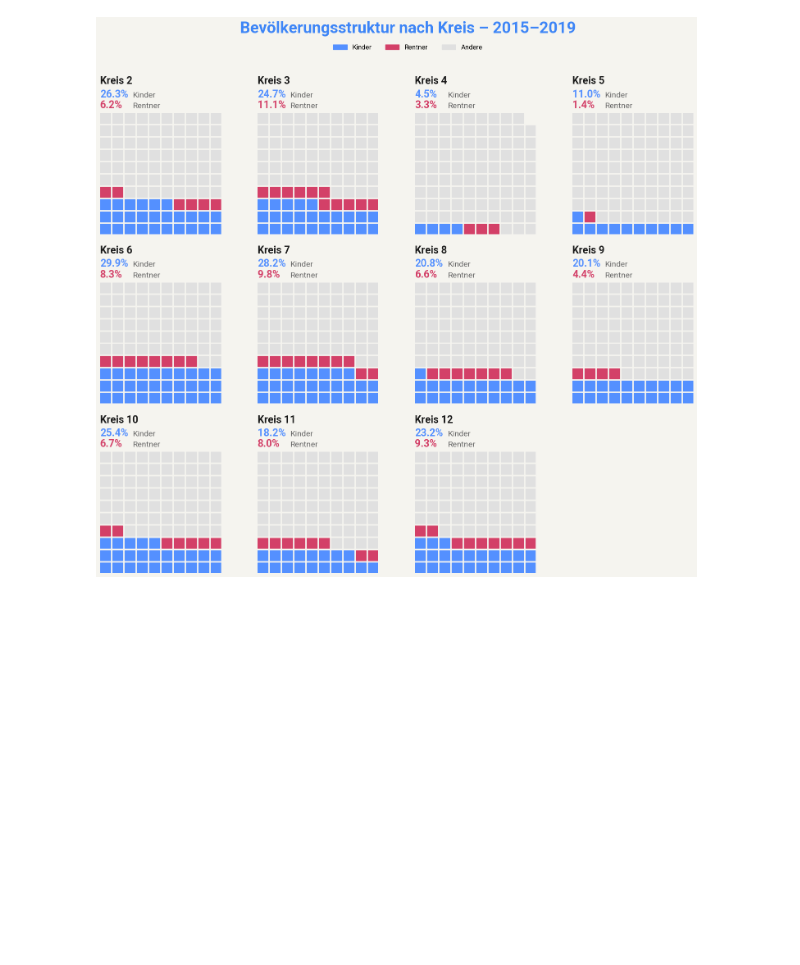
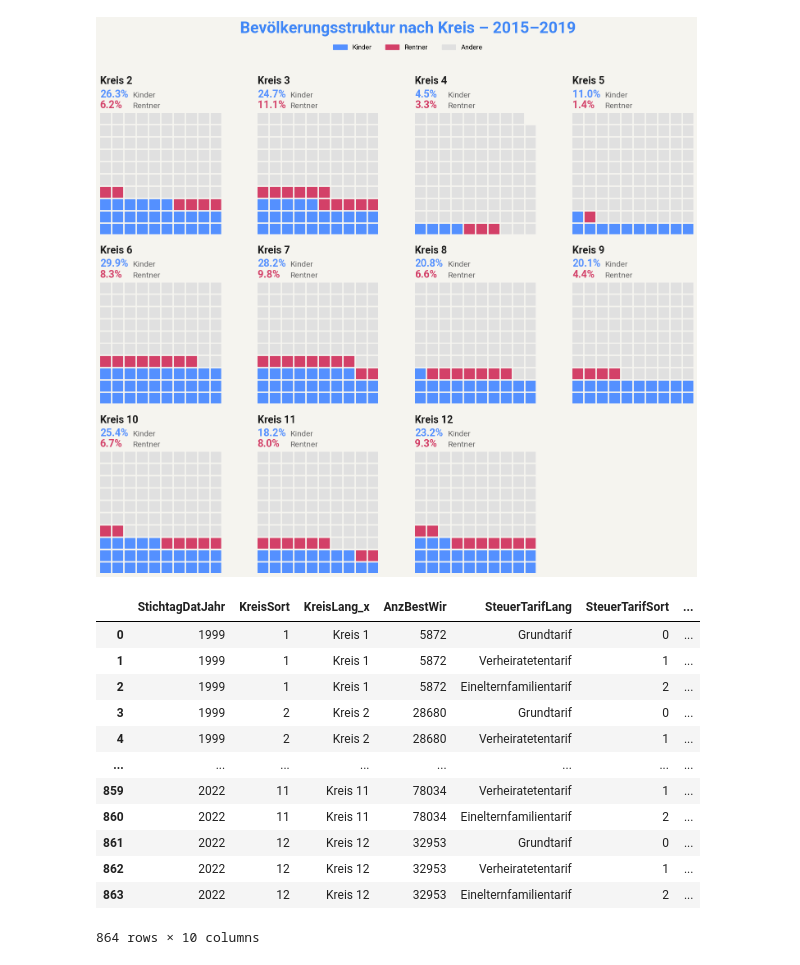
Before and after one commit to Prosdyimo/gdv, a Jupyter notebook: visualisizaion.ipynb, the cells around one changed output. Cells and saved outputs as stored; diff of their text form; code cells hidden in the pictures; blank space fills up the shorter version.

```diff
--- a/visualisizaion.ipynb
+++ b/visualisizaion.ipynb
@@ -1198,3 +1198,31 @@ fig.savefig(
 plt.show()
 # %% [output]
 [figure]
+# %%
+bevölkerung = pd.read_csv("Data/Bevölkerung.csv")
+vermögen = pd.read_csv("Data/Vermögen_Stadt_Zürich.csv")
+
+bev_ver = pd.merge(bevölkerung, vermögen, on=["StichtagDatJahr","KreisSort"], how="inner")
+
+bev_ver = bev_ver[["StichtagDatJahr","KreisSort","KreisLang_x","AnzBestWir","SteuerTarifLang","SteuerTarifSort","SteuerEinkommen_p50","SteuerEinkommen_p25","SteuerEinkommen_p75"]]
+
+gebäude = pd.read_csv("Data/gebäude_zürich.csv")
+
+geb = gebäude.groupby("StichtagDatJahr")["AnzNeubauGbd_noDM"].sum().reset_index()
+
+bev_ver_geb= pd.merge(bev_ver, geb, on="StichtagDatJahr", how="left")
+bev_ver_geb
+# %% [output]
+|  | StichtagDatJahr | KreisSort | KreisLang_x | AnzBestWir | SteuerTarifLang | SteuerTarifSort | ... |
+| 0 | 1999 | 1 | Kreis 1 | 5872 | Grundtarif | 0 | ... |
+| 1 | 1999 | 1 | Kreis 1 | 5872 | Verheiratetentarif | 1 | ... |
+| 2 | 1999 | 1 | Kreis 1 | 5872 | Einelternfamilientarif | 2 | ... |
+| 3 | 1999 | 2 | Kreis 2 | 28680 | Grundtarif | 0 | ... |
+| 4 | 1999 | 2 | Kreis 2 | 28680 | Verheiratetentarif | 1 | ... |
+| ... | ... | ... | ... | ... | ... | ... | ... |
+| 859 | 2022 | 11 | Kreis 11 | 78034 | Verheiratetentarif | 1 | ... |
+| 860 | 2022 | 11 | Kreis 11 | 78034 | Einelternfamilientarif | 2 | ... |
+| 861 | 2022 | 12 | Kreis 12 | 32953 | Grundtarif | 0 | ... |
+| 862 | 2022 | 12 | Kreis 12 | 32953 | Verheiratetentarif | 1 | ... |
+| 863 | 2022 | 12 | Kreis 12 | 32953 | Einelternfamilientarif | 2 | ... |
+864 rows × 10 columns
```
Also changed, not shown: parts of 2 cells of this notebook, 3 other files.
